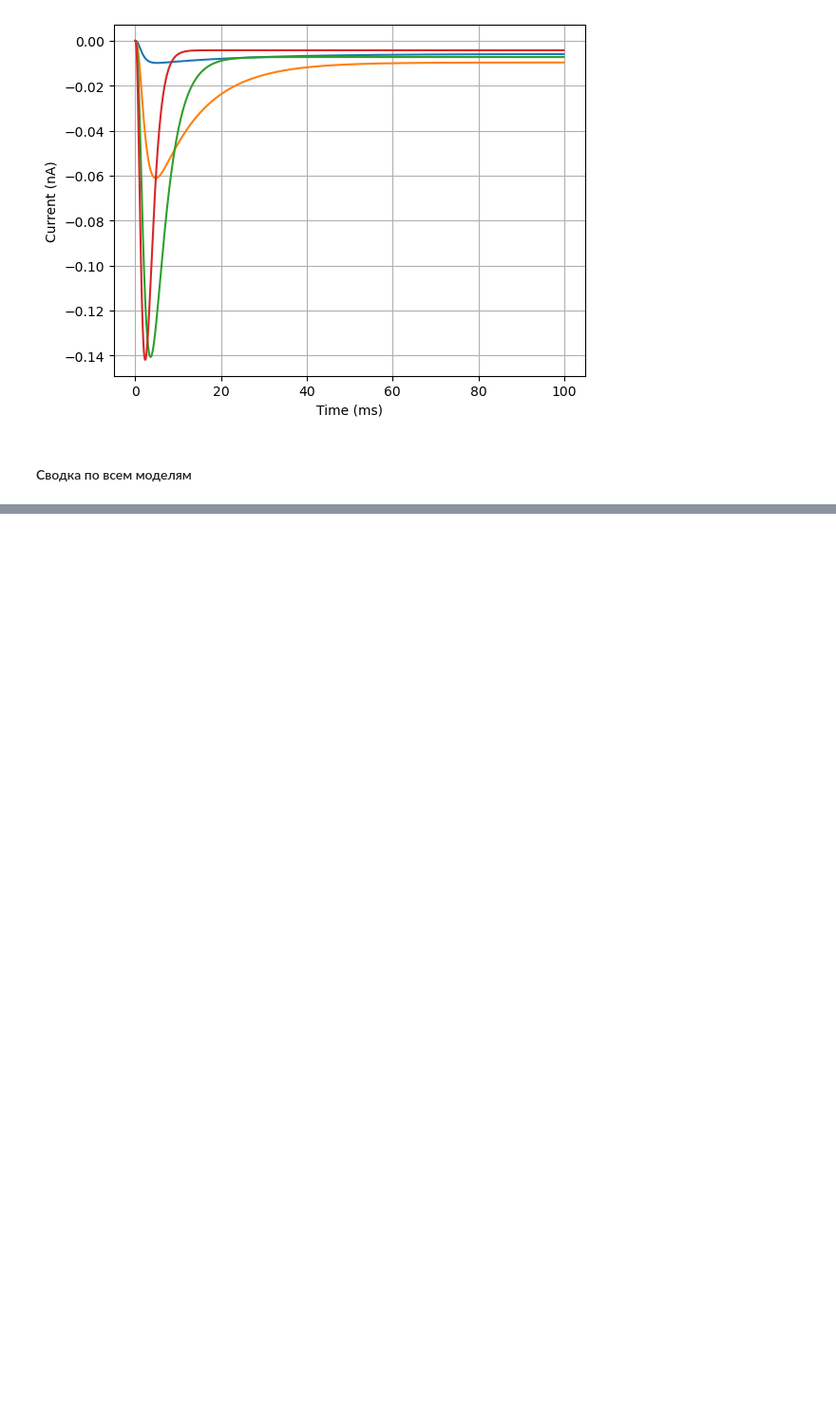
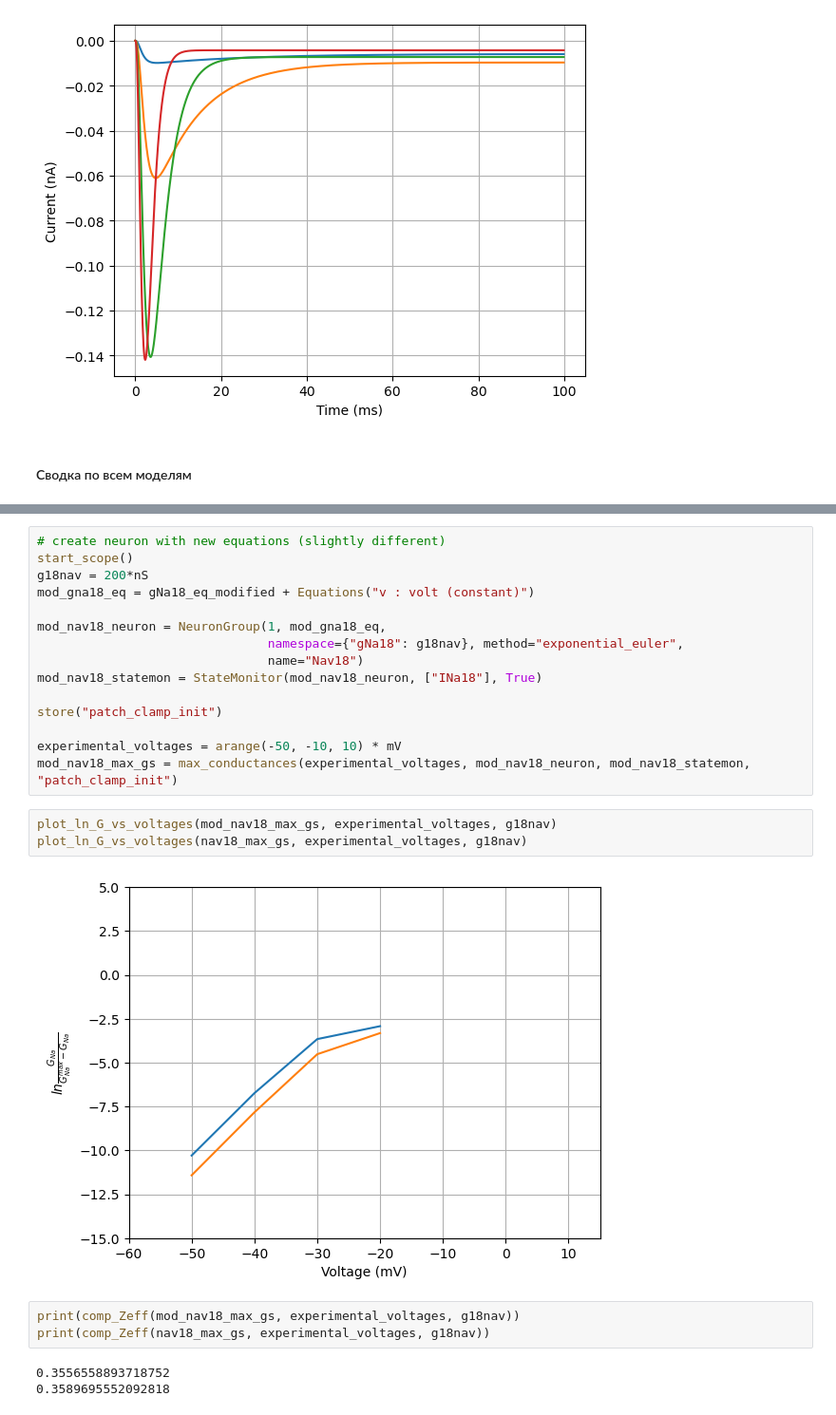
Before and after one commit to shcecter/nocimod, a Jupyter notebook: Zeff_eval.ipynb, the cells around one changed output, grey strips where cells are left out. Shown at 95% size. Drawn from its saved outputs; the diff is of its cells as text; blank space fills up the shorter version.

```diff
--- a/Zeff_eval.ipynb
+++ b/Zeff_eval.ipynb
@@ -155,0 +182,26 @@ legend(["Nav18", "$m^3$", "$m^3h_s$", "$m^3h_f$"])
+# %%
+# create neuron with new equations (slightly different)
+start_scope()
+g18nav = 200*nS
+mod_gna18_eq = gNa18_eq_modified + Equations("v : volt (constant)")
+
+mod_nav18_neuron = NeuronGroup(1, mod_gna18_eq,
+                               namespace={"gNa18": g18nav}, method="exponential_euler",
+                               name="Nav18")
+mod_nav18_statemon = StateMonitor(mod_nav18_neuron, ["INa18"], True)
+
+store("patch_clamp_init")
+
+experimental_voltages = arange(-50, -10, 10) * mV
+mod_nav18_max_gs = max_conductances(experimental_voltages, mod_nav18_neuron, mod_nav18_statemon, "patch_clamp_init")
+# %%
+plot_ln_G_vs_voltages(mod_nav18_max_gs, experimental_voltages, g18nav)
+plot_ln_G_vs_voltages(nav18_max_gs, experimental_voltages, g18nav)
+# %% [output]
+[figure, added]
+# %%
+print(comp_Zeff(mod_nav18_max_gs, experimental_voltages, g18nav))
+print(comp_Zeff(nav18_max_gs, experimental_voltages, g18nav))
+# %% [output]
+0.3556558893718752
+0.3589695552092818
```
Also changed, not shown: parts of 5 cells of this notebook, 2 other files.
